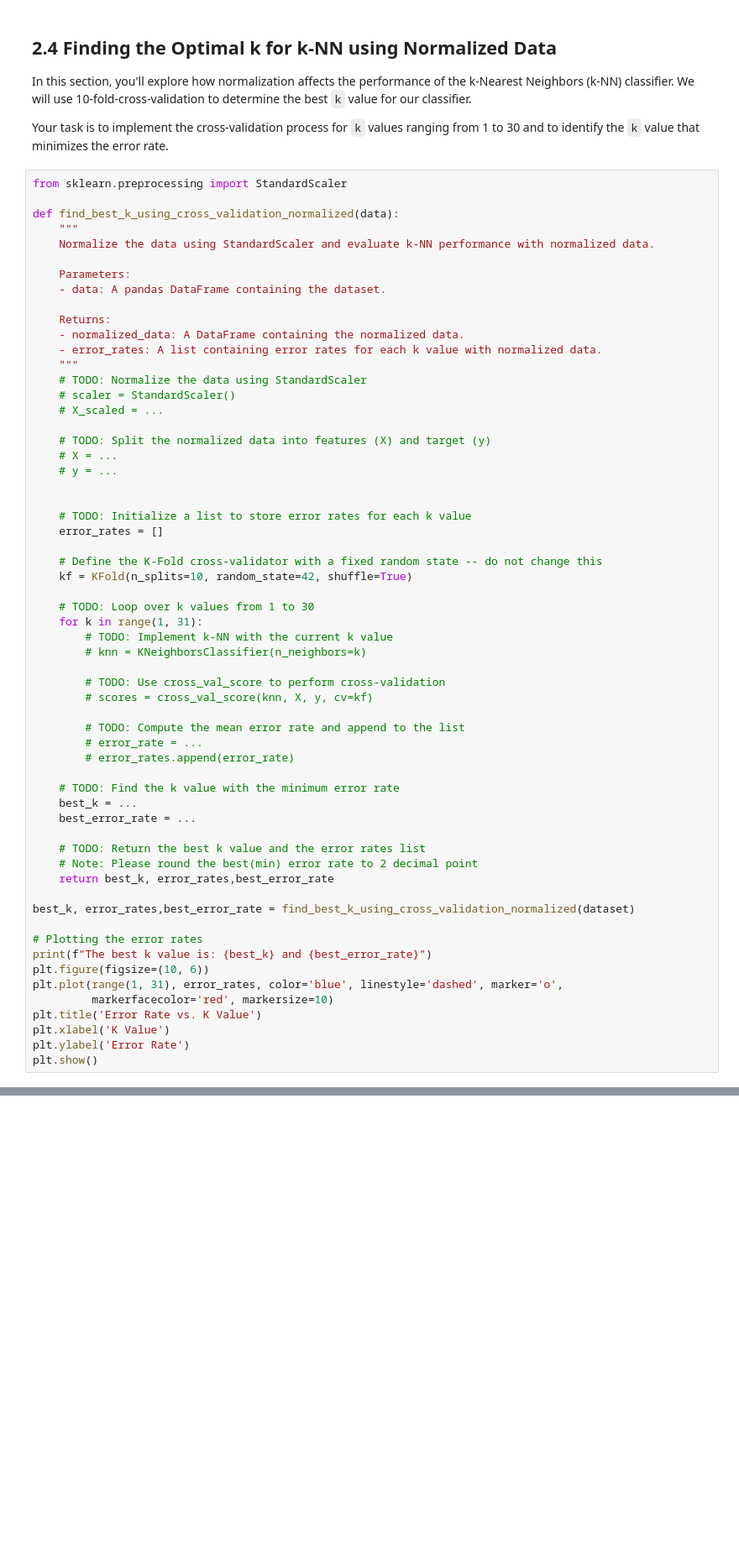
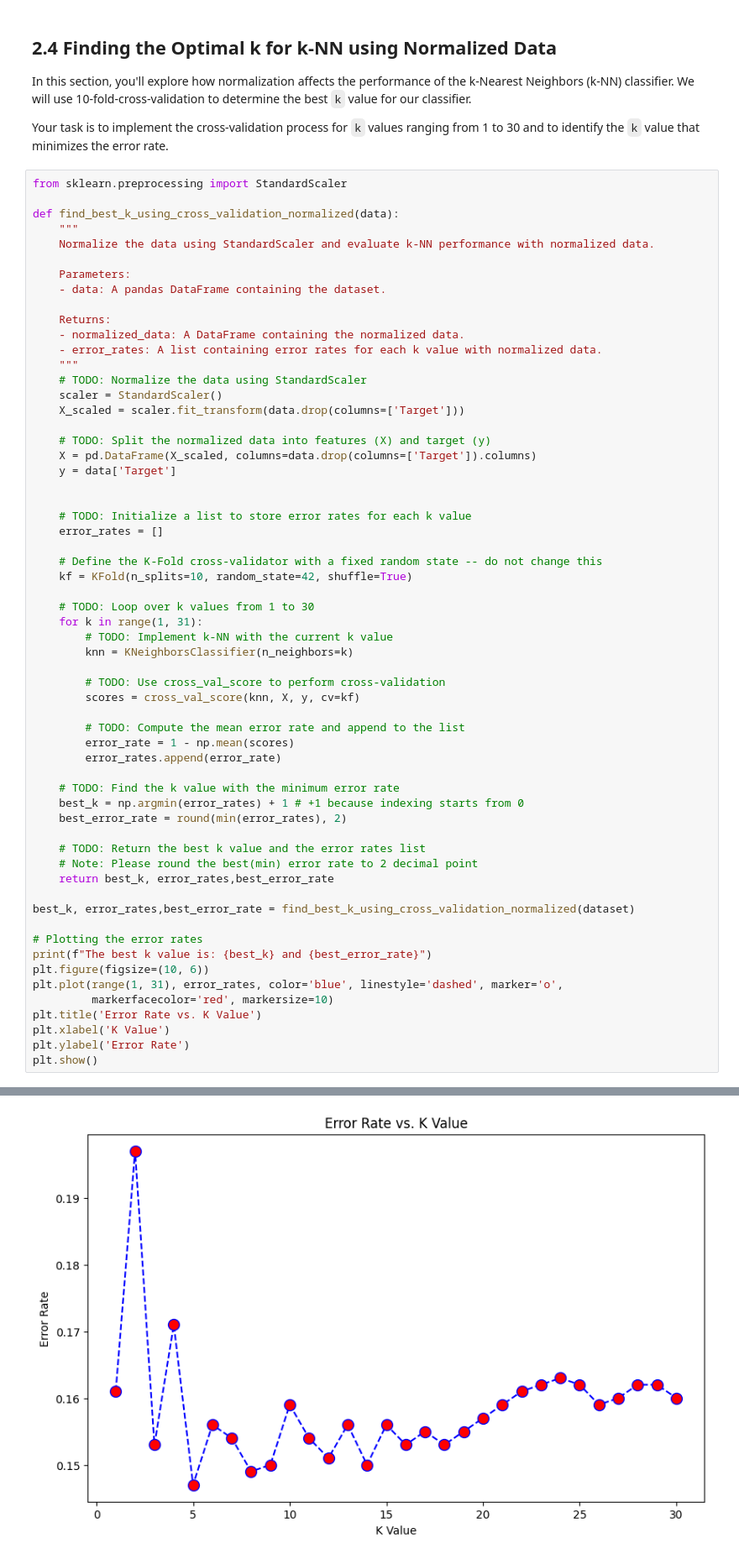
Before and after one commit to MaleekNoob/Machine-Learning-Programs, a Jupyter notebook: Machine Learning Assignment/Assignment1_COE_292 (1).ipynb, the cells around one changed output, grey strips where cells are left out. Shown at 84% size. Cells and saved outputs as stored; diff of their text form; blank space fills up the shorter version.

```diff
--- a/Machine Learning Assignment/Assignment1_COE_292 (1).ipynb
+++ b/Machine Learning Assignment/Assignment1_COE_292 (1).ipynb
@@ -454,12 +482,12 @@ def find_best_k_using_cross_validation_normalized(data):
     - error_rates: A list containing error rates for each k value with normalized data.
     """
     # TODO: Normalize the data using StandardScaler
-    # scaler = StandardScaler()
-    # X_scaled = ...
+    scaler = StandardScaler()
+    X_scaled = scaler.fit_transform(data.drop(columns=['Target']))
 
     # TODO: Split the normalized data into features (X) and target (y)
-    # X = ...
-    # y = ...
+    X = pd.DataFrame(X_scaled, columns=data.drop(columns=['Target']).columns)
+    y = data['Target']
 
 
     # TODO: Initialize a list to store error rates for each k value
@@ -471,18 +499,18 @@ def find_best_k_using_cross_validation_normalized(data):
     # TODO: Loop over k values from 1 to 30
     for k in range(1, 31):
         # TODO: Implement k-NN with the current k value
-        # knn = KNeighborsClassifier(n_neighbors=k)
+        knn = KNeighborsClassifier(n_neighbors=k)
 
         # TODO: Use cross_val_score to perform cross-validation
-        # scores = cross_val_score(knn, X, y, cv=kf)
+        scores = cross_val_score(knn, X, y, cv=kf)
 
         # TODO: Compute the mean error rate and append to the list
-        # error_rate = ...
-        # error_rates.append(error_rate)
+        error_rate = 1 - np.mean(scores)
+        error_rates.append(error_rate)
 
     # TODO: Find the k value with the minimum error rate
-    best_k = ...
-    best_error_rate = ...
+    best_k = np.argmin(error_rates) + 1 # +1 because indexing starts from 0
+    best_error_rate = round(min(error_rates), 2)
 
     # TODO: Return the best k value and the error rates list
     # Note: Please round the best(min) error rate to 2 decimal point
@@ -499,3 +527,4 @@ plt.title('Error Rate vs. K Value')
 plt.xlabel('K Value')
 plt.ylabel('Error Rate')
 plt.show()
+# %% [output]
@@ -502,3 +532,4 @@ plt.show()
+[figure, added]
 # %% [markdown]
 ## 2.5 k-NN Classification on Normalized Data
 
```
Also changed, not shown: parts of 7 cells of this notebook.
